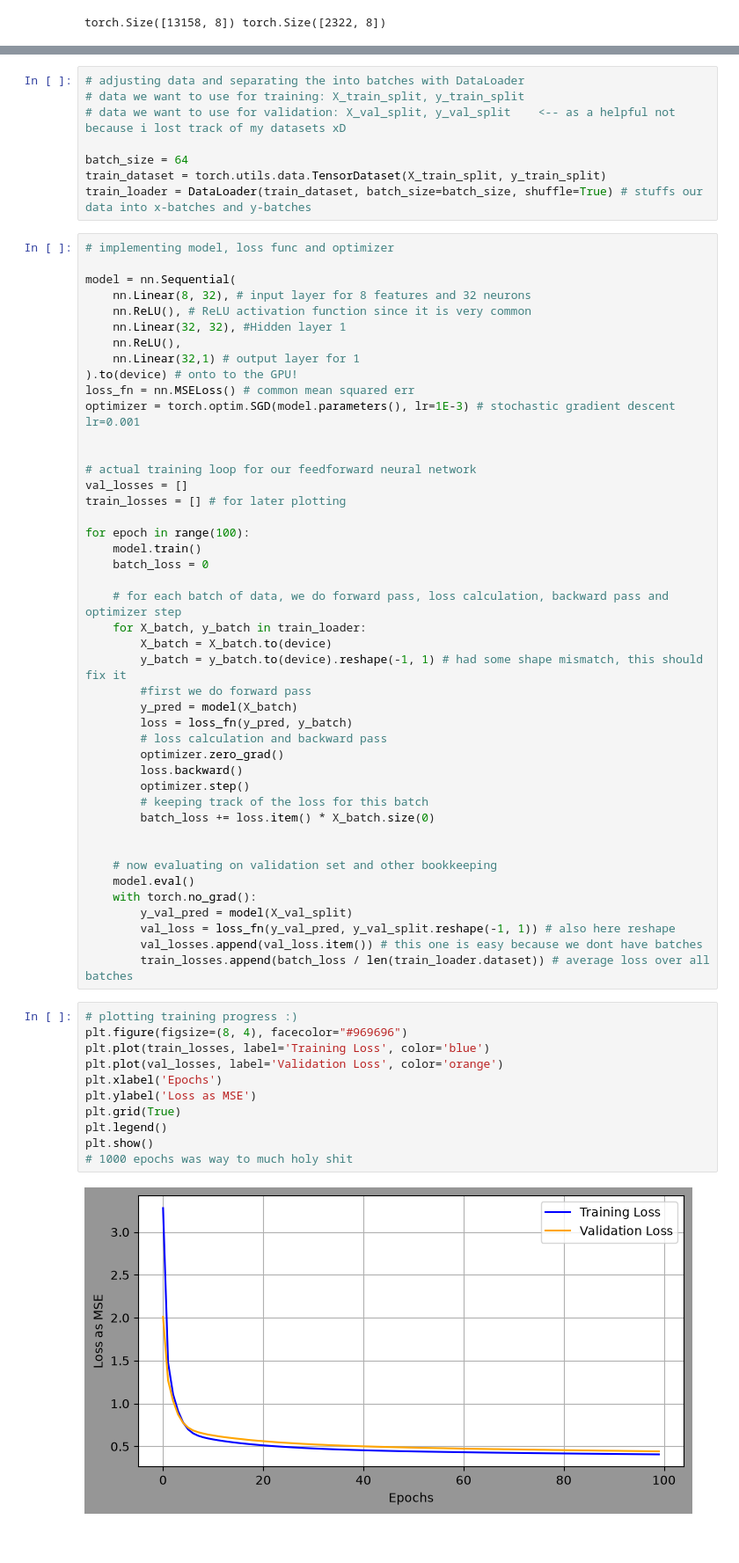
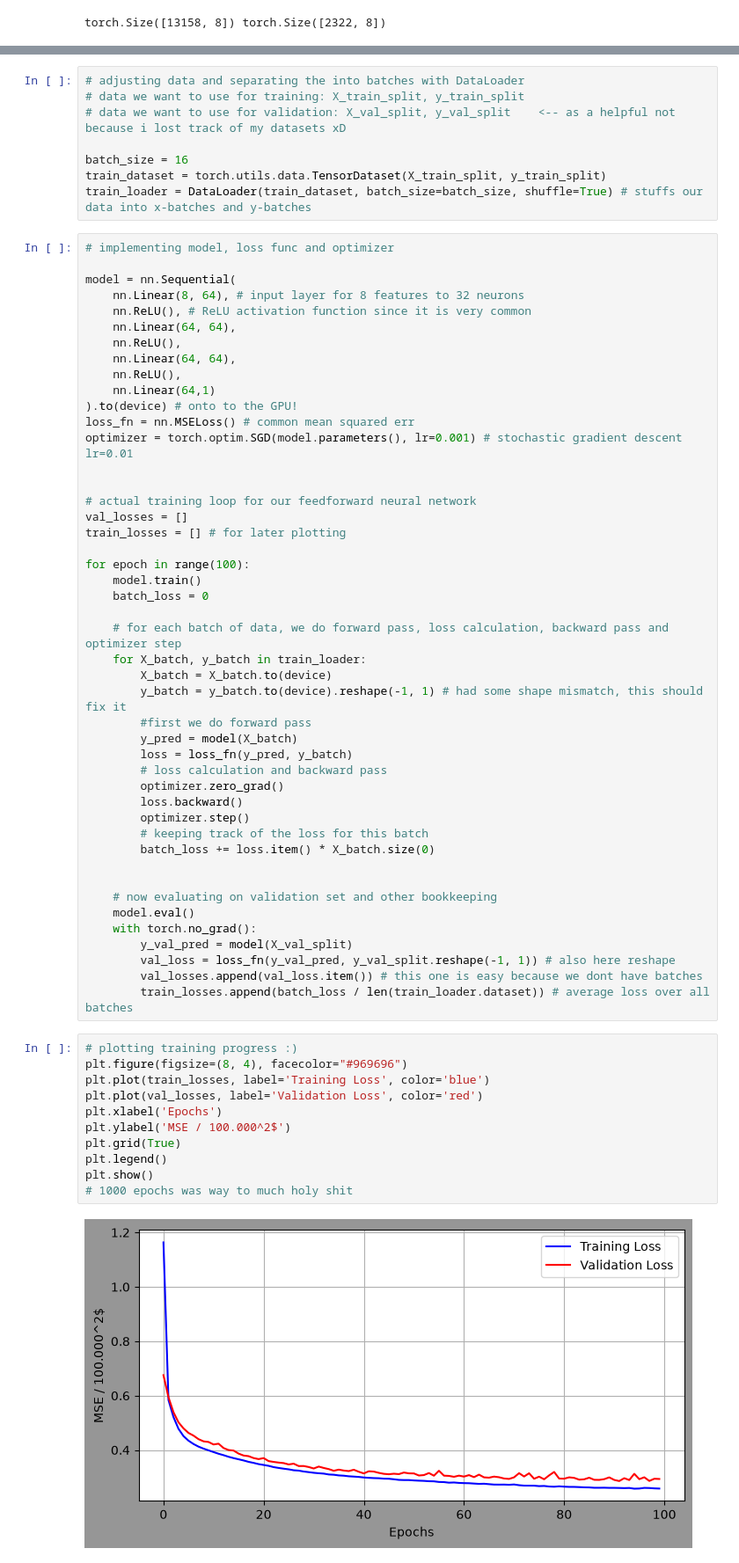
Before and after one commit to OverAmpJinx/NeuralPlayground, a Jupyter notebook: DL-Assignments/assigmnent1.ipynb, the cells around one changed output, grey strips where cells are left out. Shown at 88% size. Drawn from its saved outputs; the diff is of its cells as text; blank space fills up the shorter version.

```diff
--- a/DL-Assignments/assigmnent1.ipynb
+++ b/DL-Assignments/assigmnent1.ipynb
@@ -110,21 +110,23 @@ Heres a map of California as a reference:
 # data we want to use for training: X_train_split, y_train_split
 # data we want to use for validation: X_val_split, y_val_split    <-- as a helpful not because i lost track of my datasets xD
 
-batch_size = 64
+batch_size = 16
 train_dataset = torch.utils.data.TensorDataset(X_train_split, y_train_split)
 train_loader = DataLoader(train_dataset, batch_size=batch_size, shuffle=True) # stuffs our data into x-batches and y-batches
 # %%
 # implementing model, loss func and optimizer
 
 model = nn.Sequential(
-    nn.Linear(8, 32), # input layer for 8 features and 32 neurons
+    nn.Linear(8, 64), # input layer for 8 features to 32 neurons
     nn.ReLU(), # ReLU activation function since it is very common
-    nn.Linear(32, 32), #Hidden layer 1
+    nn.Linear(64, 64),
     nn.ReLU(),
-    nn.Linear(32,1) # output layer for 1
+    nn.Linear(64, 64),
+    nn.ReLU(),
+    nn.Linear(64,1)
 ).to(device) # onto to the GPU!
 loss_fn = nn.MSELoss() # common mean squared err
-optimizer = torch.optim.SGD(model.parameters(), lr=1E-3) # stochastic gradient descent lr=0.001
+optimizer = torch.optim.SGD(model.parameters(), lr=0.001) # stochastic gradient descent lr=0.01
 
 
 # actual training loop for our feedforward neural network
@@ -160,13 +162,13 @@ for epoch in range(100):
 # %%
 # plotting training progress :)
 plt.figure(figsize=(8, 4), facecolor="#969696")
 plt.plot(train_losses, label='Training Loss', color='blue')
-plt.plot(val_losses, label='Validation Loss', color='orange')
+plt.plot(val_losses, label='Validation Loss', color='red')
 plt.xlabel('Epochs')
-plt.ylabel('Loss as MSE')
+plt.ylabel('MSE / 100.000^2$')
 plt.grid(True)
 plt.legend()
 plt.show()
 # 1000 epochs was way to much holy shit
 # %% [output]
-[figure, old version]
+[figure, new version]
```
